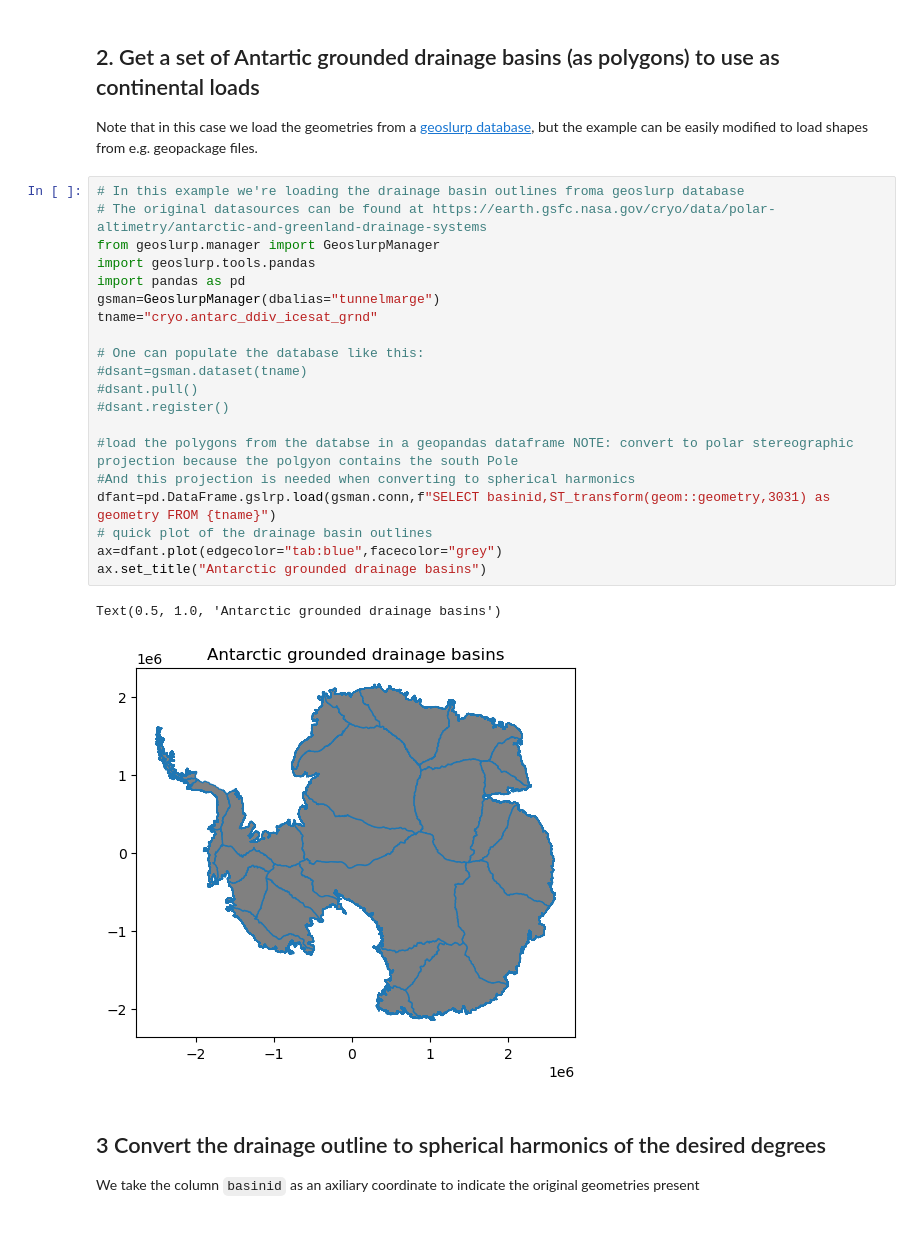
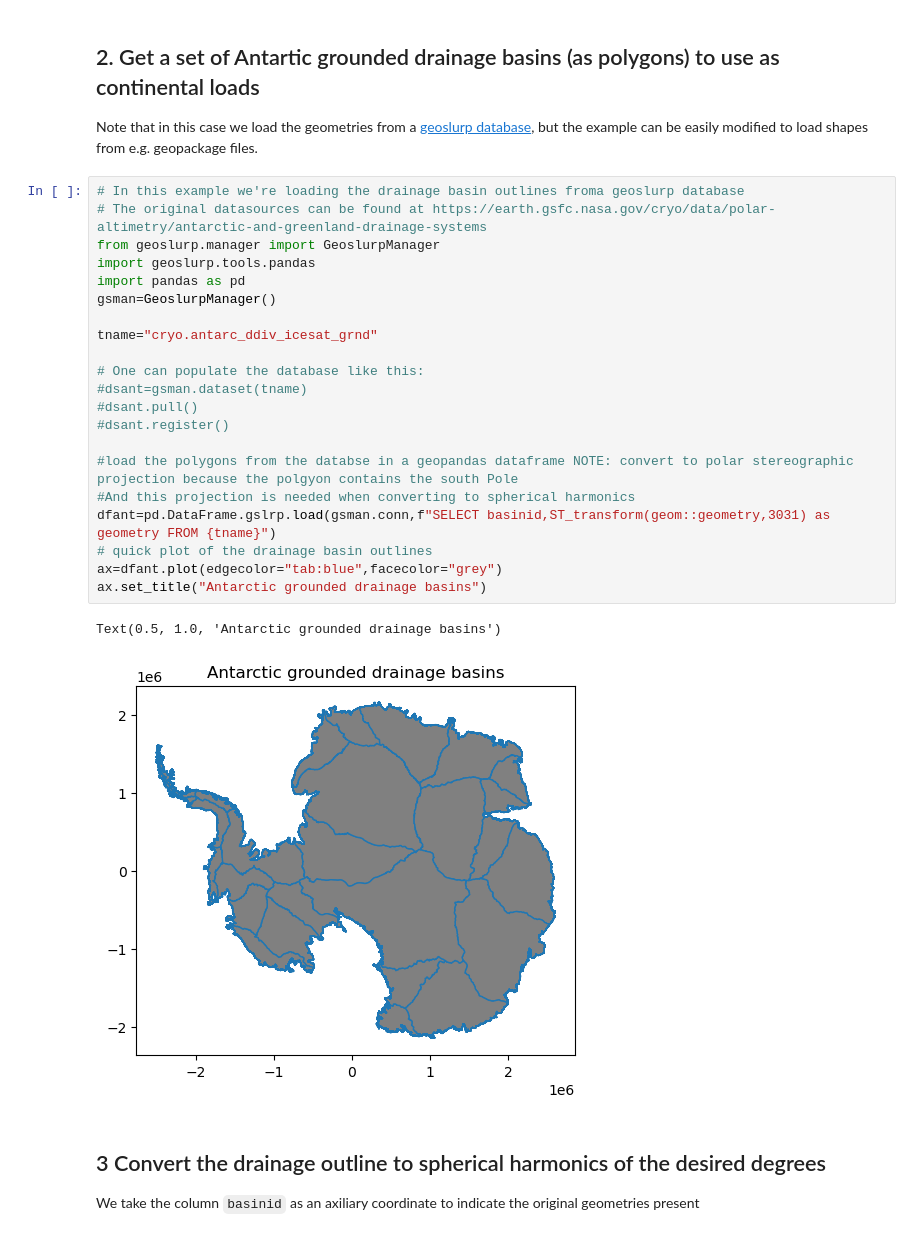
Before and after one commit to ITC-Water-Resources/shxarray, a Jupyter notebook: docs/source/notebooks/Geometry2sphericalHarmonics.ipynb, the cells around one changed output. Drawn from its saved outputs; the diff is of its cells as text.

```diff
--- a/docs/source/notebooks/Geometry2sphericalHarmonics.ipynb
+++ b/docs/source/notebooks/Geometry2sphericalHarmonics.ipynb
@@ -29,26 +29,27 @@ Note that in this case we load the geometries from a [geoslurp database](https:/
 # %%
 # In this example we're loading the drainage basin outlines froma geoslurp database
 # The original datasources can be found at https://earth.gsfc.nasa.gov/cryo/data/polar-altimetry/antarctic-and-greenland-drainage-systems
 from geoslurp.manager import GeoslurpManager
 import geoslurp.tools.pandas
 import pandas as pd
-gsman=GeoslurpManager(dbalias="tunnelmarge")
+gsman=GeoslurpManager()
+
 tname="cryo.antarc_ddiv_icesat_grnd"
 
 # One can populate the database like this:
 #dsant=gsman.dataset(tname)
 #dsant.pull()
 #dsant.register()
 
 #load the polygons from the databse in a geopandas dataframe NOTE: convert to polar stereographic projection because the polgyon contains the south Pole
 #And this projection is needed when converting to spherical harmonics
 dfant=pd.DataFrame.gslrp.load(gsman.conn,f"SELECT basinid,ST_transform(geom::geometry,3031) as geometry FROM {tname}")
 # quick plot of the drainage basin outlines
 ax=dfant.plot(edgecolor="tab:blue",facecolor="grey")
 ax.set_title("Antarctic grounded drainage basins")
 # %% [output]
 Text(0.5, 1.0, 'Antarctic grounded drainage basins')
-[figure, old version]
+[figure, new version]
 # %% [markdown]
 ## 3 Convert the drainage outline to spherical harmonics of the desired degrees
 We take the column `basinid` as an axiliary coordinate to indicate the original geometries present
```
Also changed, not shown: parts of 4 cells of this notebook.
